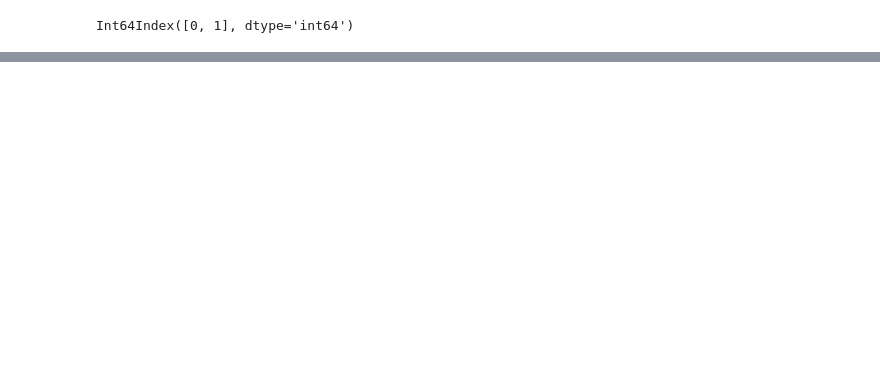
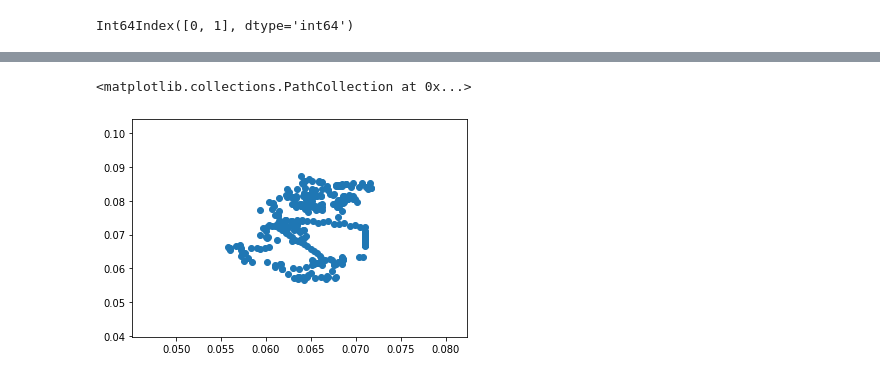
Before and after one commit to Arattel/Simpsons_NYC_link, a Jupyter notebook: Analysis.ipynb, the cells around one changed output, grey strips where cells are left out. Saved outputs shown, nothing was run; the diff lists cells and outputs as text; code cells hidden in the pictures; blank space fills up the shorter version.

```diff
--- a/Analysis.ipynb
+++ b/Analysis.ipynb
@@ -82,0 +103,3 @@ plt.show()
+# %%
+news_trend = additive_decomposition.trend
+news_trend
@@ -82,0 +144,5 @@ plt.show()
+# %%
+plt.scatter(merged.iloc[:, 1], merged.iloc[:, 0])
+# %% [output]
+<matplotlib.collections.PathCollection at 0x...>
+[figure, added]
```
Also changed, not shown: parts of 13 cells of this notebook.
